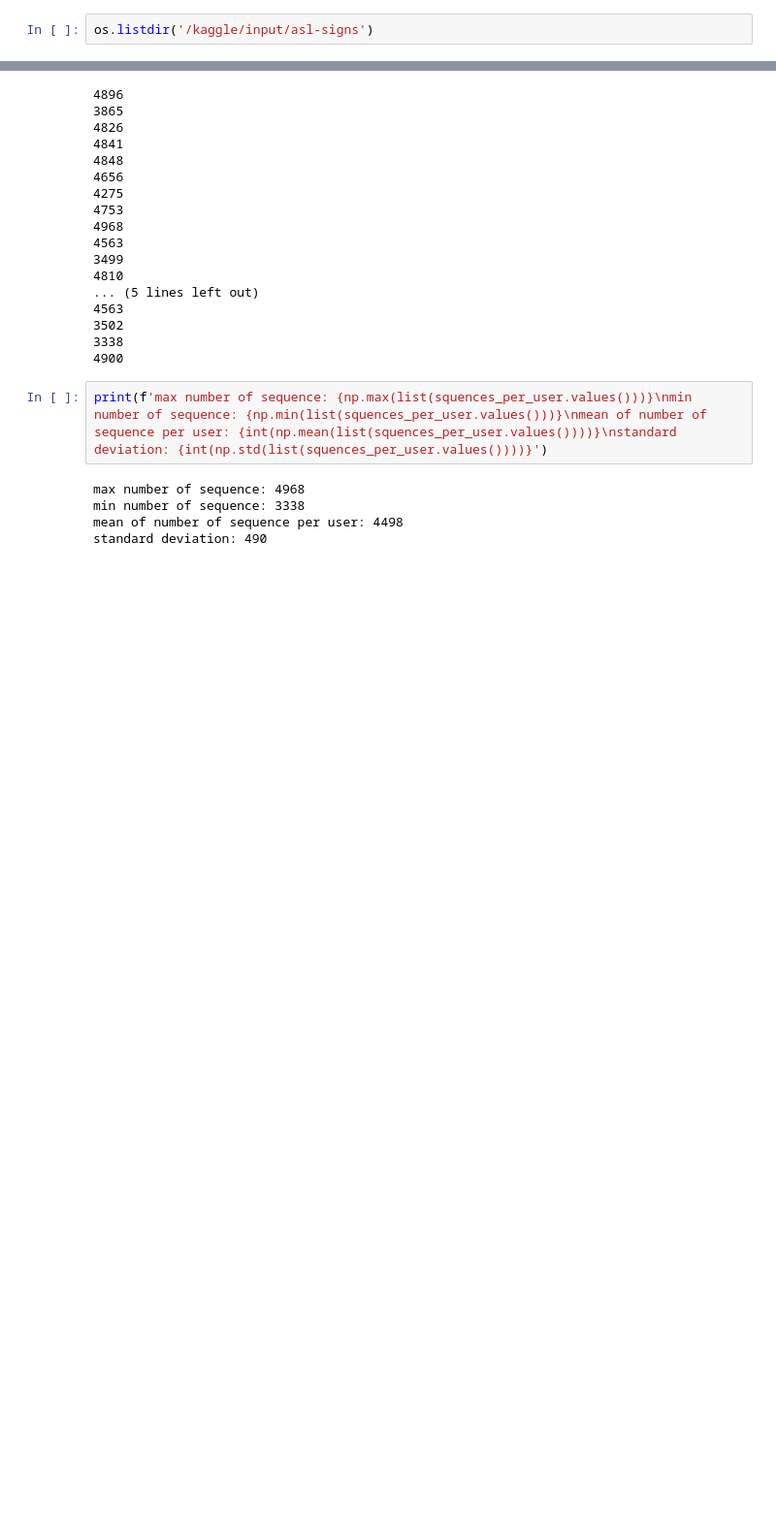
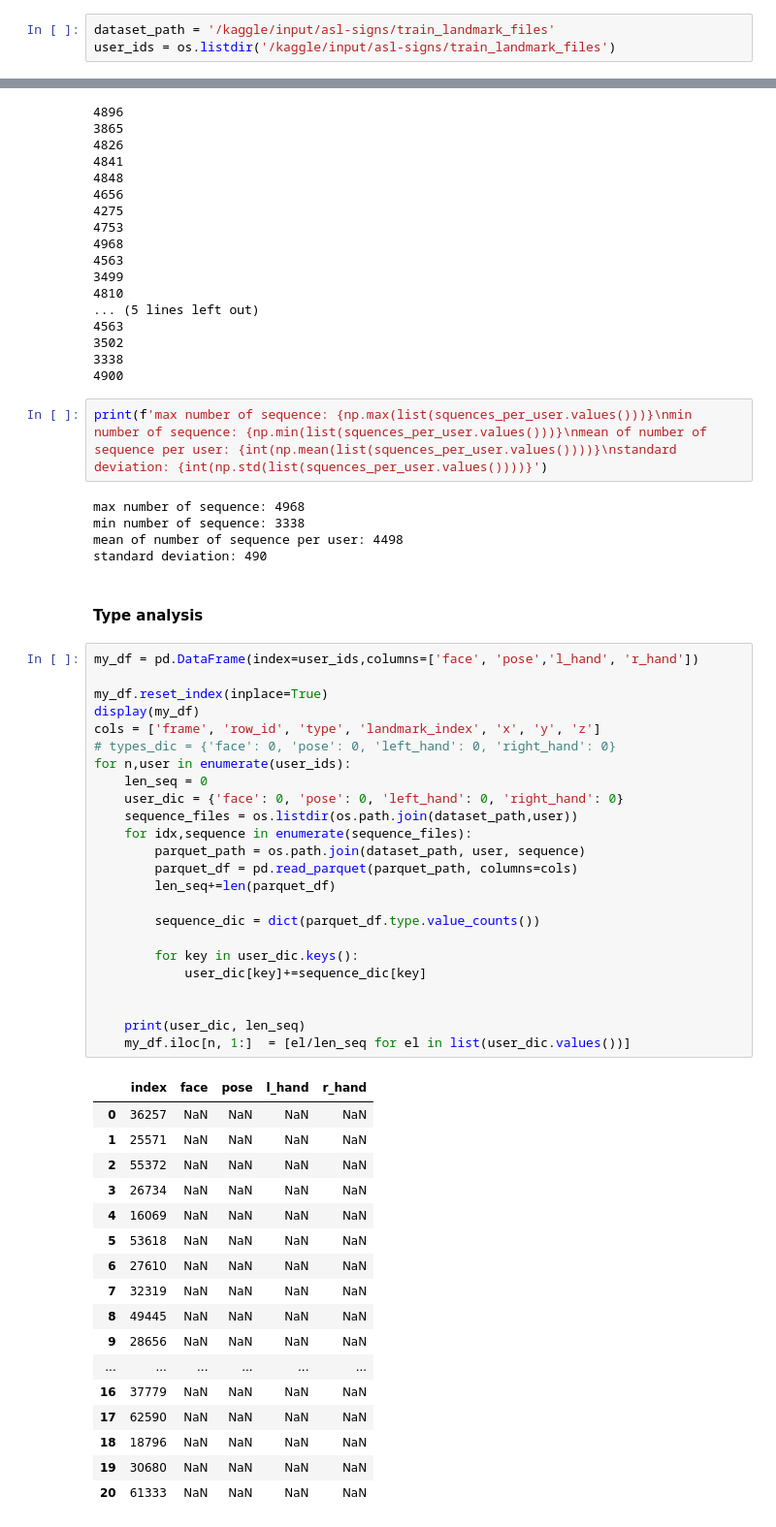
Before and after one commit to Anybalsmith/Team-ETE---Google---Isolated-Sign-Language-Recognition, a Jupyter notebook: enzo_notebook.ipynb, the cells around one changed output, grey strips where cells are left out. Shown at 97% size. Cells and saved outputs as stored; diff of their text form; blank space fills up the shorter version.

```diff
--- a/enzo_notebook.ipynb
+++ b/enzo_notebook.ipynb
@@ -38,2 +39,3 @@ for dirname, _, filenames in os.walk('/kaggle/input'):
 # %%
-os.listdir('/kaggle/input/asl-signs')
+dataset_path = '/kaggle/input/asl-signs/train_landmark_files'
+user_ids = os.listdir('/kaggle/input/asl-signs/train_landmark_files')
@@ -238,3 +243,47 @@ max number of sequence: 4968
 min number of sequence: 3338
 mean of number of sequence per user: 4498
 standard deviation: 490
+# %% [markdown]
+#### **Type analysis**
+# %%
+my_df = pd.DataFrame(index=user_ids,columns=['face', 'pose','l_hand', 'r_hand'])
+
+my_df.reset_index(inplace=True)
+display(my_df)
+cols = ['frame', 'row_id', 'type', 'landmark_index', 'x', 'y', 'z']
+# types_dic = {'face': 0, 'pose': 0, 'left_hand': 0, 'right_hand': 0}
+for n,user in enumerate(user_ids):
+    len_seq = 0
+    user_dic = {'face': 0, 'pose': 0, 'left_hand': 0, 'right_hand': 0}
+    sequence_files = os.listdir(os.path.join(dataset_path,user))
+    for idx,sequence in enumerate(sequence_files):
+        parquet_path = os.path.join(dataset_path, user, sequence)
+        parquet_df = pd.read_parquet(parquet_path, columns=cols)
+        len_seq+=len(parquet_df)
+
+        sequence_dic = dict(parquet_df.type.value_counts())
+
+        for key in user_dic.keys():
+            user_dic[key]+=sequence_dic[key]
+
+
+    print(user_dic, len_seq)
+    my_df.iloc[n, 1:]  = [el/len_seq for el in list(user_dic.values())]
+# %% [output]
+|  | index | face | pose | l_hand | r_hand |
+| 0 | 36257 | NaN | NaN | NaN | NaN |
+| 1 | 25571 | NaN | NaN | NaN | NaN |
+| 2 | 55372 | NaN | NaN | NaN | NaN |
+| 3 | 26734 | NaN | NaN | NaN | NaN |
+| 4 | 16069 | NaN | NaN | NaN | NaN |
+| 5 | 53618 | NaN | NaN | NaN | NaN |
+| 6 | 27610 | NaN | NaN | NaN | NaN |
+| 7 | 32319 | NaN | NaN | NaN | NaN |
+| 8 | 49445 | NaN | NaN | NaN | NaN |
+| 9 | 28656 | NaN | NaN | NaN | NaN |
+| ... | ... | ... | ... | ... | ... |
+| 16 | 37779 | NaN | NaN | NaN | NaN |
+| 17 | 62590 | NaN | NaN | NaN | NaN |
+| 18 | 18796 | NaN | NaN | NaN | NaN |
+| 19 | 30680 | NaN | NaN | NaN | NaN |
+| 20 | 61333 | NaN | NaN | NaN | NaN |
```
Also changed, not shown: parts of 21 cells of this notebook.
